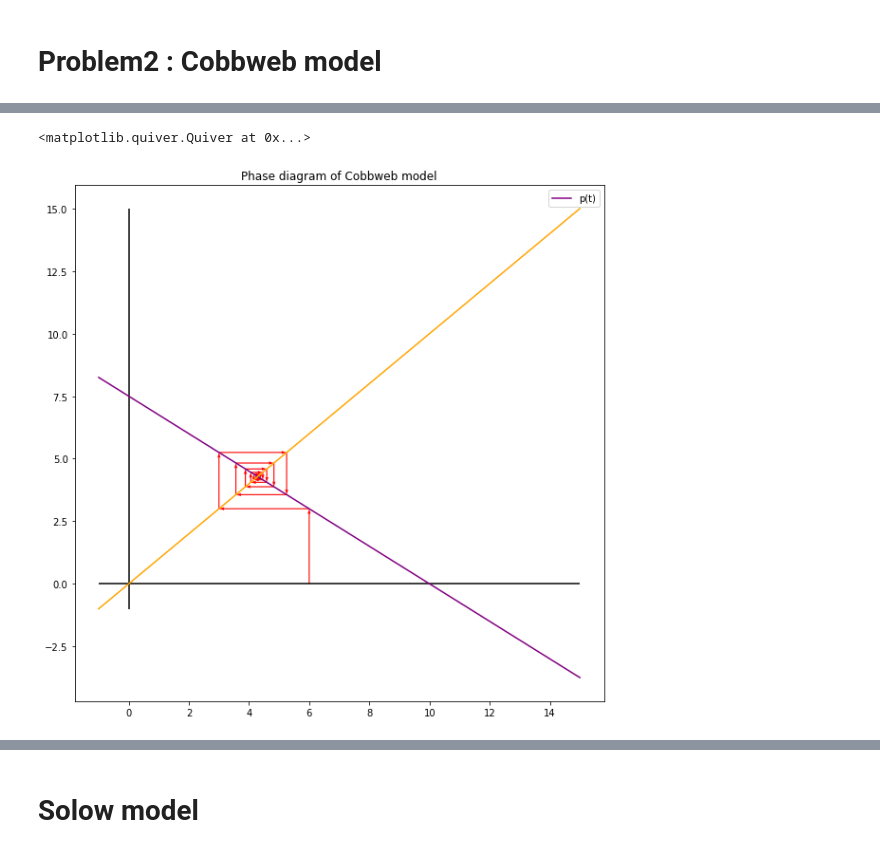
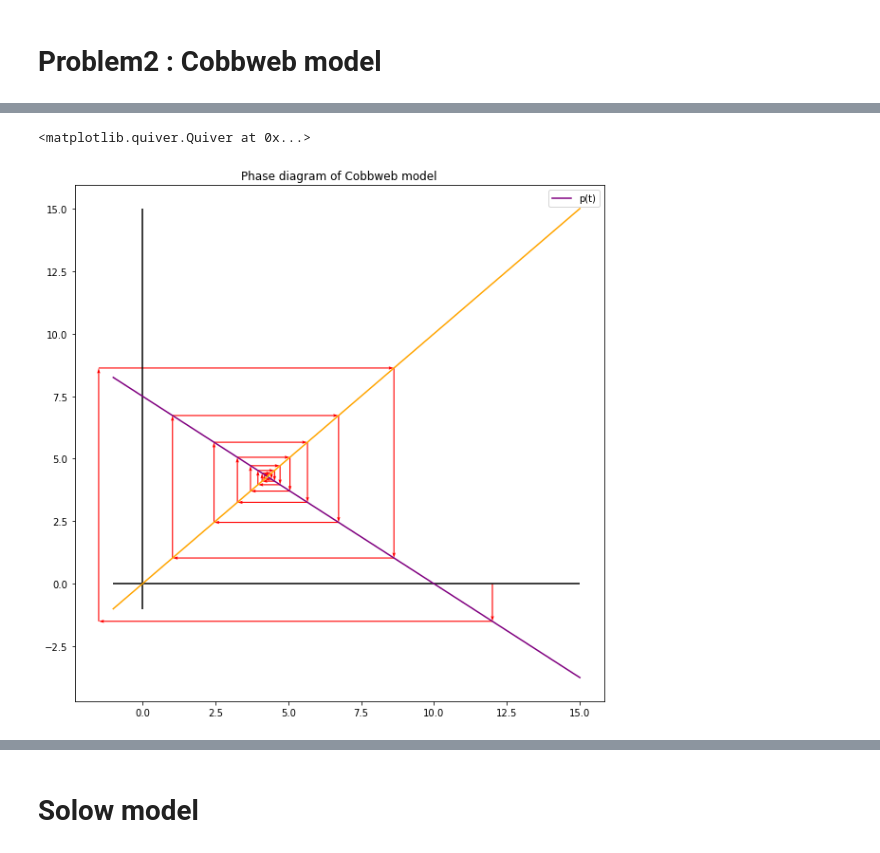
Before and after one commit to magicbeans817/PS2, a Jupyter notebook: HW2.ipynb, the cells around one changed output, grey strips where cells are left out. Drawn from its saved outputs; the diff is of its cells as text; code cells hidden in the pictures.

```diff
--- a/HW2.ipynb
+++ b/HW2.ipynb
@@ -143,19 +142,19 @@ display(
  0)
 # %%
 tval = numpy.linspace(-1, 15, 5)
-x, y, u, v = path(recF, 6, 16)
+x, y, u, v = path(recF, 12, 16)
 
 plt.figure(figsize=(10,10))
 plt.plot(tval, recF(tval),color="purple",label="p(t)")
 plt.plot(tval, tval, color = 'orange')
 plt.vlines(0, -1, 15, color = 'black')
 plt.hlines(0, -1, 15, color = 'black')
 plt.legend()
 plt.title("Phase diagram of Cobbweb model")
 plt.quiver(x[:-1],y[:-1], u, v,  angles='xy', scale_units='xy', scale=1, width = 0.002, color = 'red')
 # %% [output]
 <matplotlib.quiver.Quiver at 0x...>
-[figure, old version]
+[figure, new version]
 # %%
 Qd = sp.Symbol('Q_d')                # quantity demanded
 Qs = sp.Symbol('Q_s')                # quantity supplied
```
Also changed, not shown: parts of 20 cells of this notebook.
